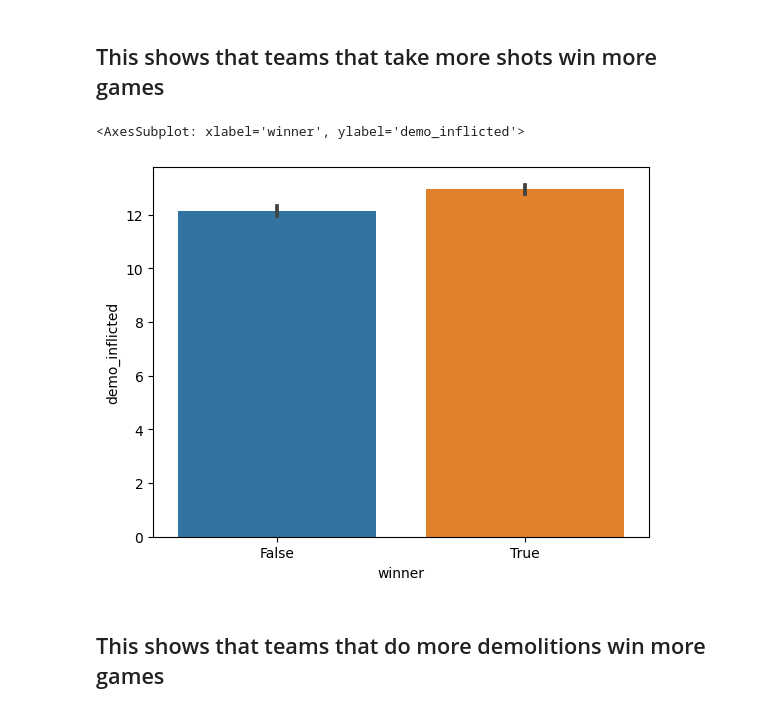
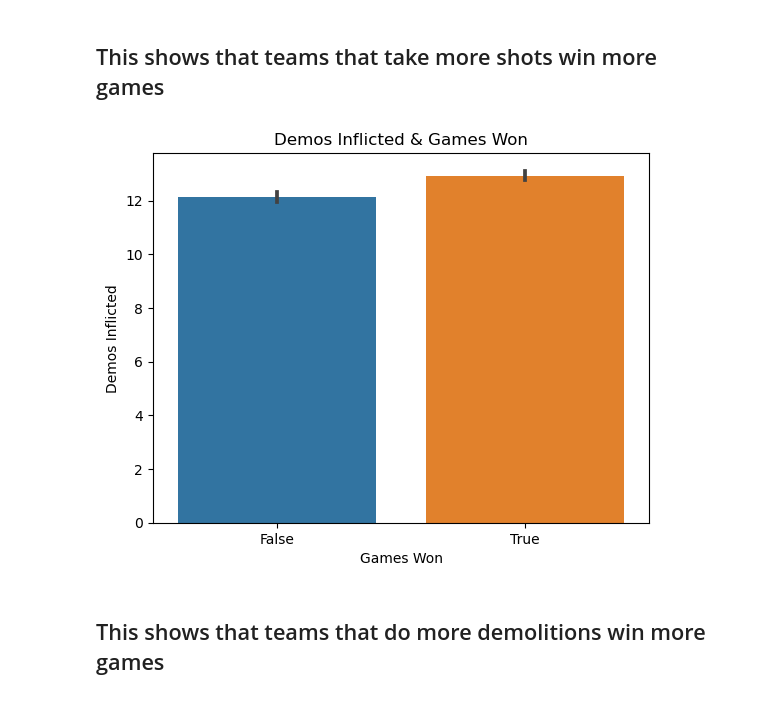
Before and after one commit to ahmadsm1/Rocket-League-Winning-Strategies, a Jupyter notebook: notebooks/analysis2.ipynb, the cells around one changed output. Cells and saved outputs as stored; diff of their text form; code cells hidden in the pictures.

```diff
--- a/notebooks/analysis2.ipynb
+++ b/notebooks/analysis2.ipynb
@@ -104,10 +106,11 @@ sns.barplot(x = 'winner', y = 'core_shots', data = data_set)
 # %% [markdown]
 ## This shows that teams that take more shots win more games
 # %%
-sns.barplot(x = 'winner', y = 'demo_inflicted', data = data_set)
+y = sns.barplot(x = 'winner', y = 'demo_inflicted', data = data_set).set(title="Demos Inflicted & Games Won",xlabel = 'Games Won', ylabel = 'Demos Inflicted')
+
+y
 # %% [output]
-<AxesSubplot: xlabel='winner', ylabel='demo_inflicted'>
-[figure, old version]
+[figure, new version]
 # %% [markdown]
 ## This shows that teams that do more demolitions win more games
 # %% [markdown]
```
Also changed, not shown: parts of 6 cells of this notebook, 6 other files.
